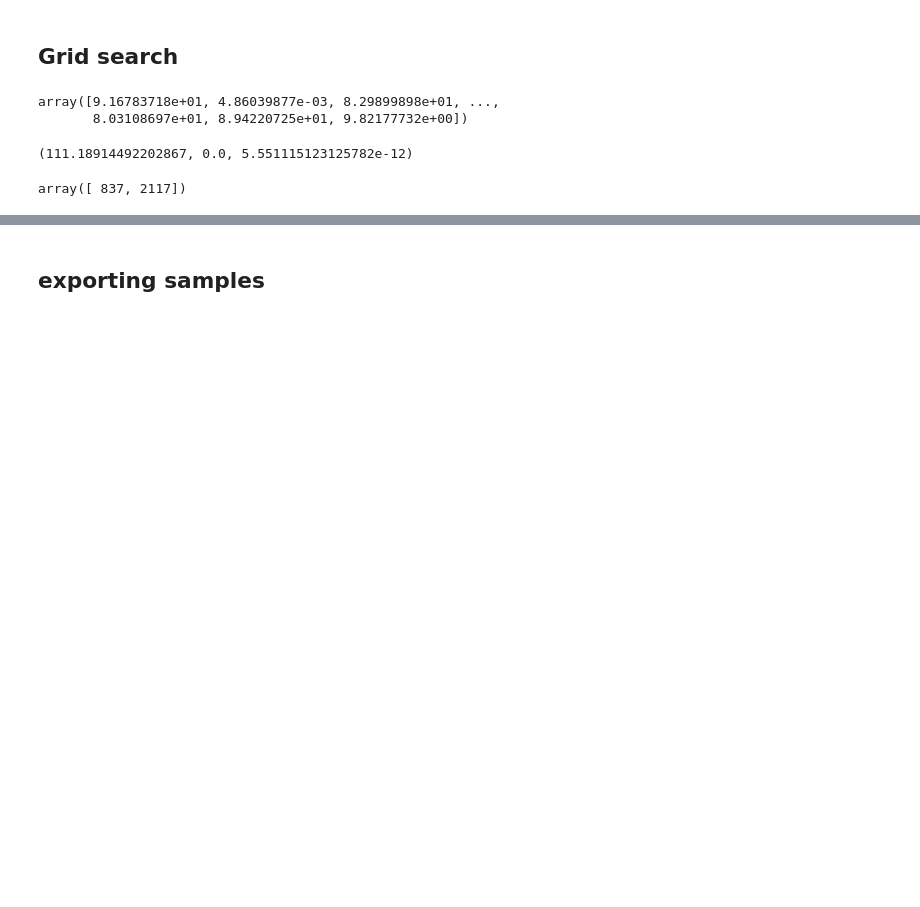
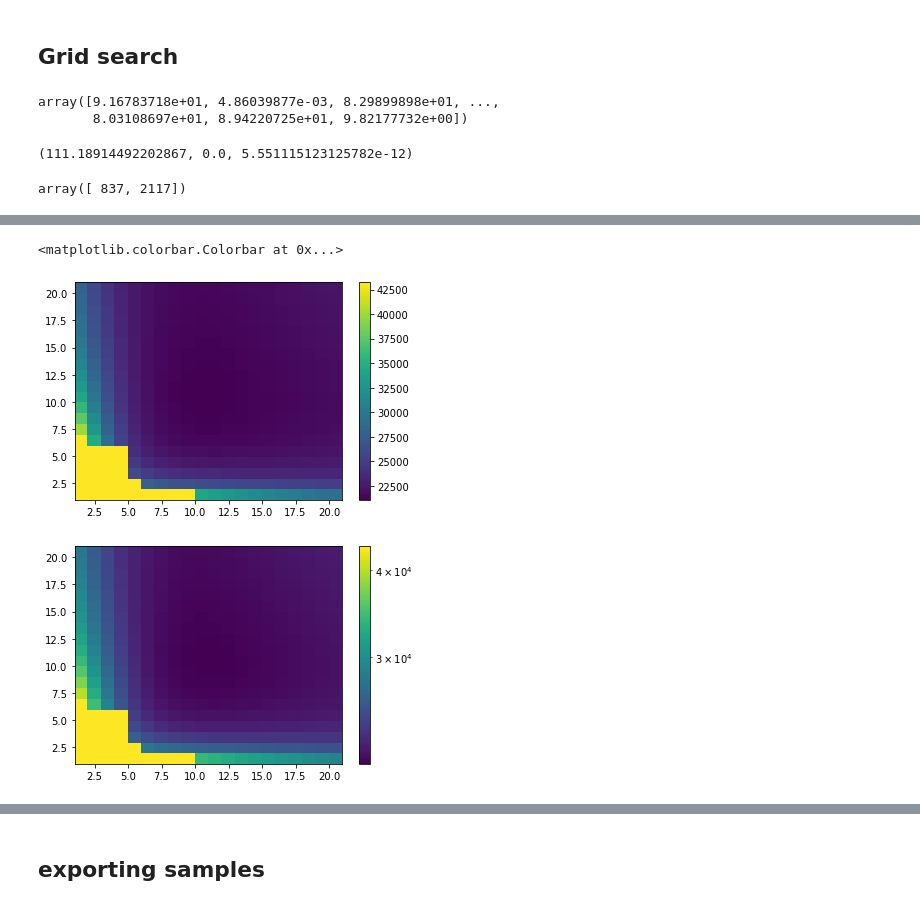
Before and after one commit to umeshksingla/MouseMazeHierRL, a Jupyter notebook: fitting-distributions-to-data.ipynb, the cells around one changed output, grey strips where cells are left out. Cells and saved outputs as stored; diff of their text form; code cells hidden in the pictures; blank space fills up the shorter version.

```diff
--- a/fitting-distributions-to-data.ipynb
+++ b/fitting-distributions-to-data.ipynb
@@ -562,3 +609,28 @@ colorbar()
+# %%
+%matplotlib inline
+
+# figure()
+# pcolor(range(1, max_a+1), range(1, max_b+1), -ll)
+# colorbar()
+
+figure()
+pcolor(range(1, max_a+1+1), range(1, max_b+1+1), -nan_to_num(ll, nan=-43239.33619703692))
+colorbar()
+
+
+# stub_data = (1.001**arange(max_a*max_b)).reshape((max_a,max_b))
+# They are plotting almost exactly the same because the values are not in different orders of magnitude
+figure()
+# pcolor(range(1, max_a+1+1), range(1, max_b+1+1), stub_data,
+#         norm=colors.LogNorm(vmin=stub_data.min(), vmax=stub_data.max()))
+pcolor(range(1, max_a+1+1), range(1, max_b+1+1), -nan_to_num(ll, nan=-43239.33619703692),
+#         norm=colors.LogNorm(vmin=-nanmax(ll), vmax=-nanmin(ll)))
+       norm=colors.LogNorm())
+colorbar()
+# %% [output]
+<matplotlib.colorbar.Colorbar at 0x...>
+[figure, added]
+[figure, added]
 # %%
 def grid_search(samples):
     max_e, max_s= 20, 20
```
Also changed, not shown: parts of 24 cells of this notebook.
